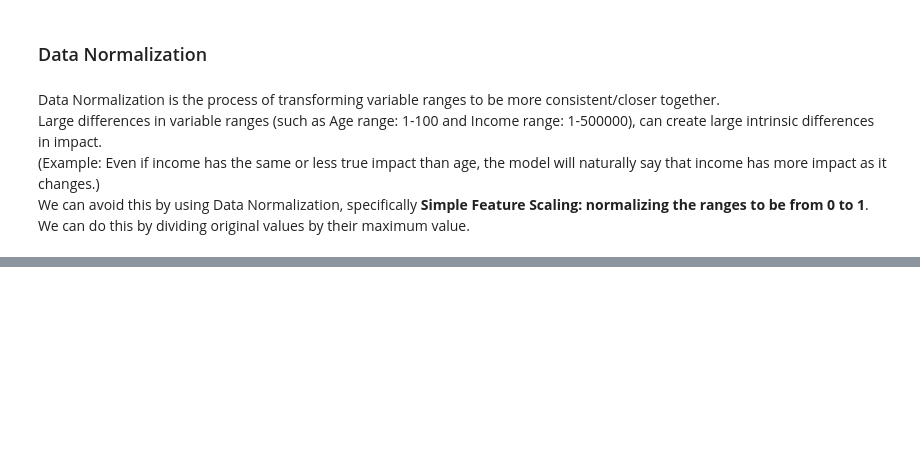
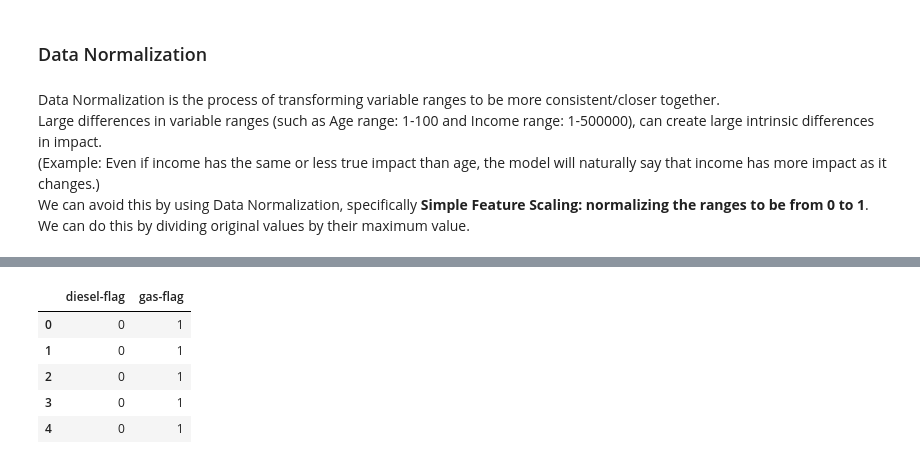
Before and after one commit to troynguyen/sky-limit-theory, a Jupyter notebook: Data_Science_Python_Notebook.ipynb, the cells around one changed output, grey strips where cells are left out. Drawn from its saved outputs; the diff is of its cells as text; code cells hidden in the pictures; blank space fills up the shorter version.

```diff
--- a/Data_Science_Python_Notebook.ipynb
+++ b/Data_Science_Python_Notebook.ipynb
@@ -328,0 +360,11 @@ Binning is the process of grouping continuous variables into categorical "bins".
+# %%
+# Rename the dummy variables for clarity
+dummy_fuel_df.rename(columns={'diesel':'diesel-flag','gas':'gas-flag'}, inplace=True)
+dummy_fuel_df.head()
+# %% [output]
+|  | diesel-flag | gas-flag |
+| 0 | 0 | 1 |
+| 1 | 0 | 1 |
+| 2 | 0 | 1 |
+| 3 | 0 | 1 |
+| 4 | 0 | 1 |
```
Also changed, not shown: parts of 8 cells of this notebook.
